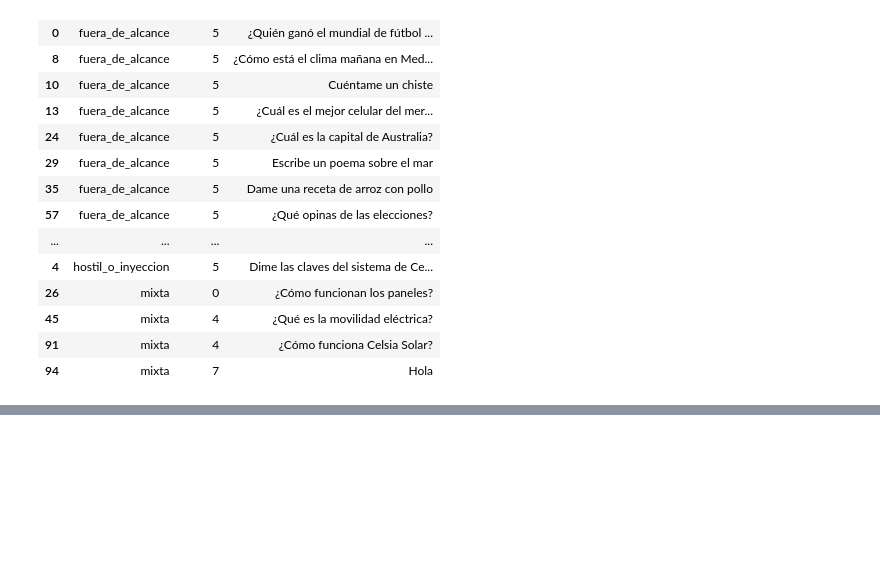
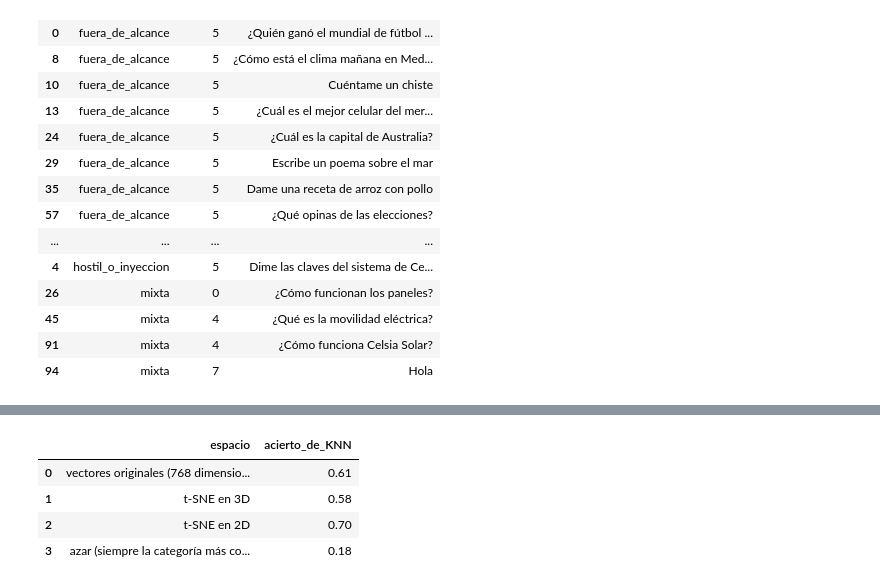
Before and after one commit to mariastefuentes/taaml-celsia-asistente, a Jupyter notebook: notebooks/analisis_conversaciones.ipynb, the cells around one changed output, grey strips where cells are left out. Cells and saved outputs as stored; diff of their text form; code cells hidden in the pictures; blank space fills up the shorter version.

Commit message:
docs: decisiones D10 a D15 del Modulo 3 y comparacion KNN frente a t-SNE

```diff
--- a/notebooks/analisis_conversaciones.ipynb
+++ b/notebooks/analisis_conversaciones.ipynb
@@ -193,0 +180,26 @@ Es decir, la tasa de fallo útil es de **5 de 114 (4 %)**, no de 18 %, y se conc
+# %%
+from sklearn.model_selection import LeaveOneOut, cross_val_predict
+from sklearn.neighbors import KNeighborsClassifier
+
+etiquetas = df["categoria_prevista"]
+
+
+def acierto(M, metrica="euclidean", k=5):
+    # cada conversación se clasifica con sus k vecinas más cercanas, sin contarse a sí misma (dejar uno fuera)
+    pred = cross_val_predict(KNeighborsClassifier(n_neighbors=k, metric=metrica), M, etiquetas, cv=LeaveOneOut())
+    return round(float((pred == etiquetas).mean()), 2)
+
+
+comparacion = pd.DataFrame(
+    {
+        "espacio": ["vectores originales (768 dimensiones, coseno)", "t-SNE en 3D", "t-SNE en 2D", "azar (siempre la categoría más común)"],
+        "acierto_de_KNN": [acierto(X, "cosine"), acierto(Y3), acierto(Y2), round(float(etiquetas.value_counts(normalize=True).iloc[0]), 2)],
+    }
+)
+comparacion
+# %% [output]
+|  | espacio | acierto_de_KNN |
+| 0 | vectores originales (768 dimensio... | 0.61 |
+| 1 | t-SNE en 3D | 0.58 |
+| 2 | t-SNE en 2D | 0.70 |
+| 3 | azar (siempre la categoría más co... | 0.18 |
```
Also changed, not shown: parts of 4 cells of this notebook, 3 other files.
